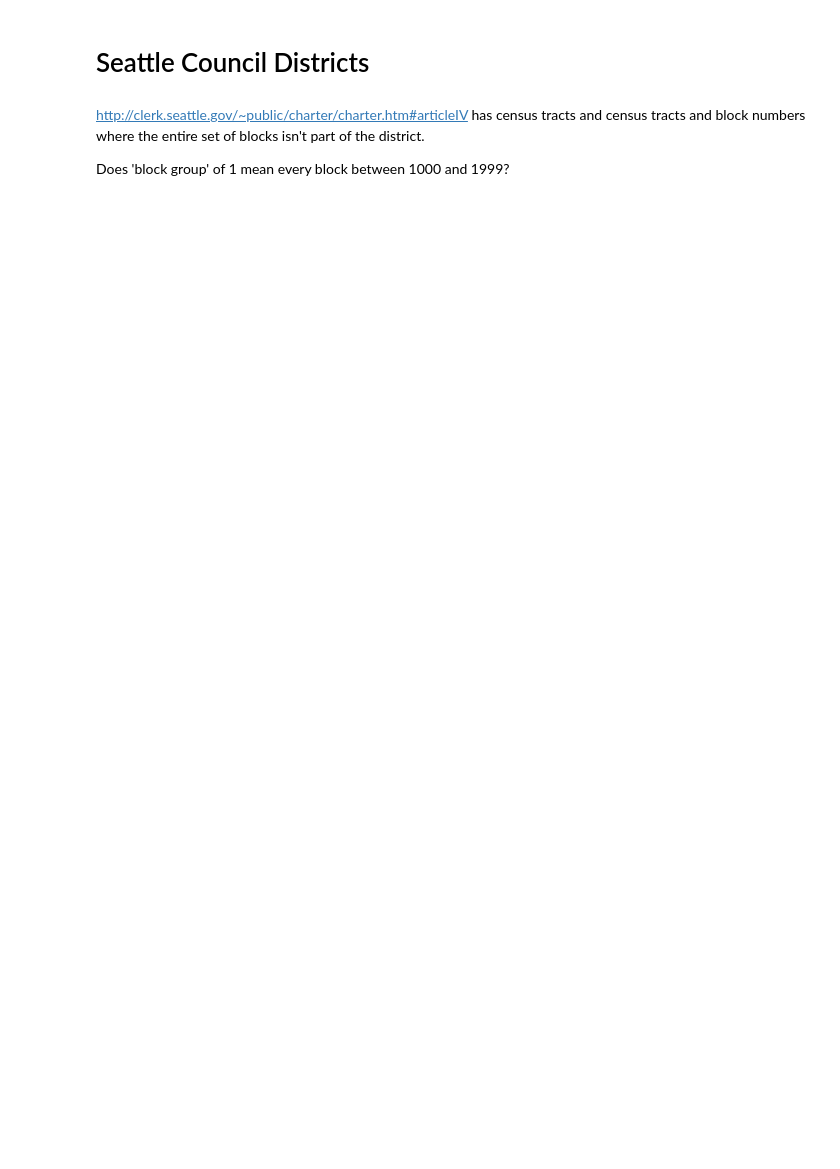
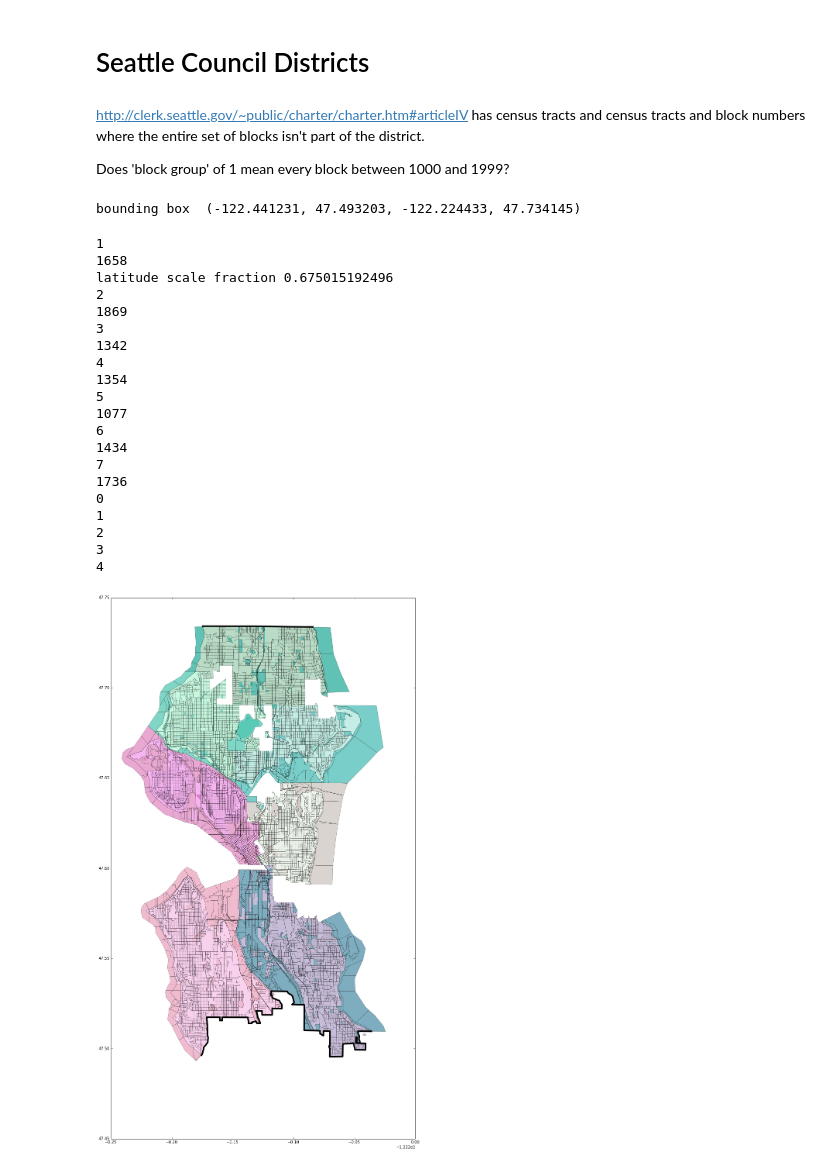
Before and after one commit to lucasw/gis, a Jupyter notebook: council_districts.ipynb, the cells around one changed output. Drawn from its saved outputs; the diff is of its cells as text; code cells hidden in the pictures; blank space fills up the shorter version.

Commit message:
Now am handling blocks correctly though I see a few floating ones that aren't right, next fix block groups.

```diff
--- a/council_districts.ipynb
+++ b/council_districts.ipynb
@@ -107,20 +107,28 @@ def process(input_filename, tracts):
 
         # exclude tracts split up into blocks for now
         skip = True
-        if len(tracts[tract]) == 1:
-            skip = False
+        #if len(tracts[tract]) == 1:
+        #    skip = False
         #for block in tracts[tract]:
         #    if not 'Block Group' in block:
         #        skip = False
         #    if not 'Block' in block:
         #        skip = False
 
-        #if skip:
-        #    continue
+        block = feat['properties']['BLOCKCE']
+        if len(tracts[tract]) > 1:
+            for tblock in tracts[tract]:
+                if 'Block' in tblock.keys():
+                    if tblock['Block'] == block:
+                        skip = False
+                        dist_ind = tblock['District']
+                        break
+        else:
+            dist_ind = tracts[tract][0]['District']
+            skip = False
 
-        dist_ind = tracts[tract][0]['District']
-
-        #continue
+        if skip:
+            continue
         pop = feat['properties']['POP10']
         #if pop == 0:
         #   continue
@@ -152,6 +160,7 @@ def process(input_filename, tracts):
         new_val['bb']  = bb
         new_val['pop'] = pop
         new_val['Tract'] = tract
+        new_val['block'] = block
 
         if not dist_ind in census_dist:
             census_dist[dist_ind] = []
@@ -166,37 +175,79 @@ def process(input_filename, tracts):
     return census_dist, bbg
 # %%
 census_dist, bbg = process(folder + shp, tracts)
+# %% [output]
+bounding box  (-122.441231, 47.493203, -122.224433, 47.734145)
 # %%
 #print census_dist
 for key in sorted(census_dist.keys()):
 
     print key, len(census_dist[key])
+# %%
+def plot_seattle_boundaries():
+    filename = "data/seattle_city_limits/WGS84/Seattle City Limits.shp"
+    handle = fiona.open(filename)
+    patches = []
+    #mp_data = []
+    col = (0,0,0)
+    for ind, pol in enumerate(handle):
+        print ind
+        new_shape = shapely.geometry.shape(pol['geometry'])
+        #mp_data.append(new_shape)
+        x,y = new_shape.xy
+        plot(x, y, color=col, linewidth=4.0)
+        #plot(x[0], y[0], 'o', color=(0,0,0))
+    #mp = shapely.geometry.MultiLineString(mp_data)
 # %%
 fig = figure(figsize=(25,25))
+
 fr = None
 for key in sorted(census_dist.keys()):
-#for key in ['5']:
+#for key in ['2']:
     #key = '3'
     #print len(census_dist)
     print key
     print len(census_dist[key])
 
     for j, block in enumerate(census_dist[key]):
         x = block['x']
         y = block['y']
 
         if fr == None:
             fr = math.cos(y[0] * math.pi / 180.0)
             print "latitude scale fraction", fr
             ax = fig.add_subplot(111, aspect = 1.0/fr)
 
         col = colors[key]
         if block['pop'] == 0:
             col = (col[0], 0.5 + col[1] * 0.3, \
                    0.5 + col[2] * 0.3, 0.7)
         #col = (0.5, float(key)/7.0, 0.5, 0.5)
         #plot(x, y)
         # I think the 0.25 is 1 pixel when using dpi =400
         fill(x,y, linewidth=0.25, facecolor=col, edgecolor=(0.0,0.0,0.0)) #'none')
 
     #break
+
+plot_seattle_boundaries()
+# %% [output]
+1
+1658
+latitude scale fraction 0.675015192496
+2
+1869
+3
+1342
+4
+1354
+5
+1077
+6
+1434
+7
+1736
+0
+1
+2
+3
+4
+[figure, added]
```
